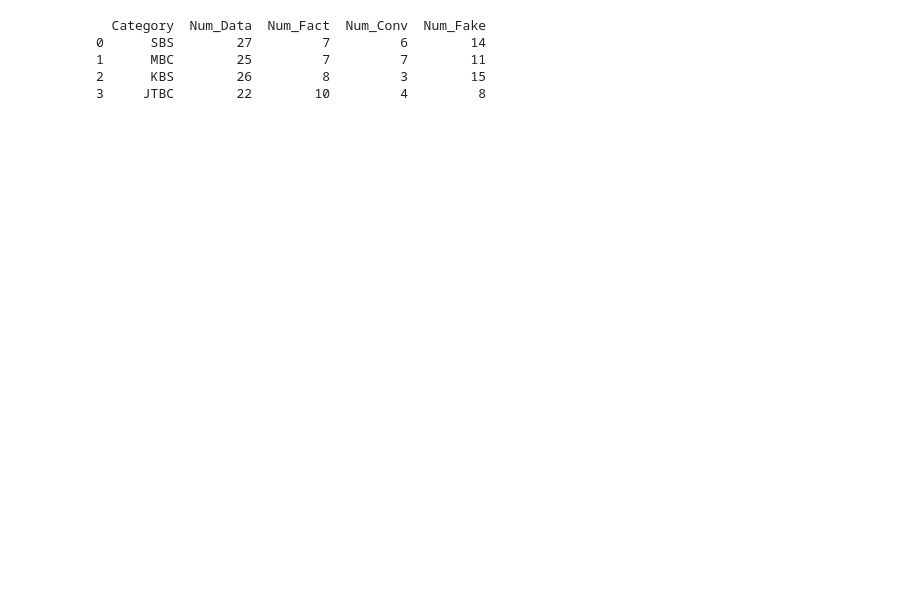
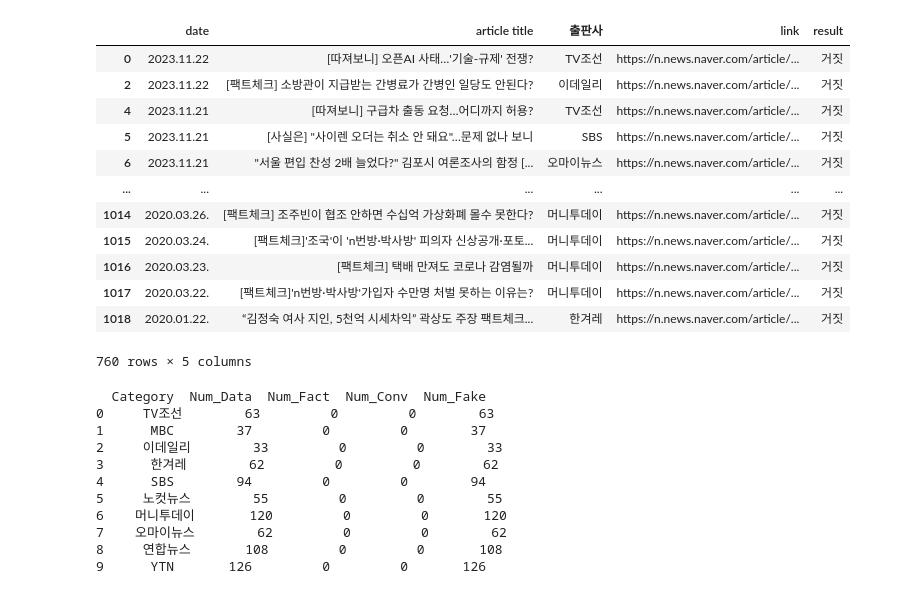
Before and after one commit to cravasity/CS489, a Jupyter notebook: test_model/test.ipynb, the cells around one changed output. Drawn from its saved outputs; the diff is of its cells as text; code cells hidden in the pictures; blank space fills up the shorter version.

Commit message:
check by new data

```diff
--- a/test_model/test.ipynb
+++ b/test_model/test.ipynb
@@ -150,33 +140,39 @@ Epoch 50/50
 from tensorflow.keras.models import load_model
 import pandas as pd
 import random
+import json
 
 # 모델 로드
 model = load_model('test.h5')
+with open('word_index.json', 'r') as file:
+    loaded_word_index = json.load(file)
 
-test_df = pd.read_csv(csv_location, encoding='CP949')
-test_data = random.sample(test_df['제목'].tolist(), 100)
+
+test_csv_location = "../Scraper output/output_20231123_161916.csv"
+
+#test_df = pd.read_csv(test_csv_location, encoding='CP949')
+test_df = pd.read_csv(test_csv_location, encoding='CP949')
+test_data = test_df['Title'].tolist()
 
 word_index, embed_data = embedding(data = test_data, max_words=max_words, word_index=word_index)
-ont_hot_train_data = to_one_hot(embed_data, dimension=max_words)
+ont_hot_data = to_one_hot(embed_data, dimension=max_words)
 
 
 # 새로운 테스트 데이터셋에 대한 예측
-predictions = model.predict(ont_hot_train_data)  # new_x_test는 새로운 테스트 데이터셋
+predictions = model.predict(ont_hot_data)  # new_x_test는 새로운 테스트 데이터셋
 max_indices = np.argmax(predictions, axis=1)
 
 # x_val 부분은 사전 전처리 코드를 추가해둬야겠네.
 # embedding 전의 데이터와 구분할 필요가 있겠다.
 
 #temporary_category = ['조선일보' for index in max_indices]
-categories = ['JTBC', 'KBS', 'MBC', 'SBS']
-temporary_category = [random.choice(categories) for _ in max_indices]
+#categories = ['JTBC', 'KBS', 'MBC', 'SBS']
+#temporary_category = [random.choice(categories) for _ in max_indices]
+
+Network = test_df['Network'].tolist()
 
 # 예측 결과와 테스트 데이터를 DataFrame으로 만들기
 
 label_values = ['거짓', '논란', '사실']  # 실제 레이블에 맞게 수정
 mapped_labels = [label_values[prediction] for prediction in max_indices]
-
-
-result_df = pd.DataFrame({'test_data': test_data, 'Category' : temporary_category ,'prediction': mapped_labels})
 # %% [output]
@@ -204,0 +235,8 @@ temporary_category
+# %%
+result_df = pd.DataFrame({'date' : test_df['Time'], 'article title': test_data, '출판사' : Network , 'link' : test_df['URL'].tolist(), 'result': mapped_labels})
+
+upper_network = ['YTN','머니투데이', '연합뉴스', 'SBS', 'TV조선', '한겨레', '오마이뉴스', '노컷뉴스', 'MBC', '이데일리']
+
+condition = result_df['출판사'].isin(upper_network)
+
+filtered_result_df = result_df[condition]
@@ -205,3 +268,19 @@ temporary_category
+# %%
+filtered_result_df
+# %% [output]
+|  | date | article title | 출판사 | link | result |
+| 0 | 2023.11.22 | [따져보니] 오픈AI 사태…'기술-규제' 전쟁? | TV조선 | https://n.news.naver.com/article/... | 거짓 |
+| 2 | 2023.11.22 | [팩트체크] 소방관이 지급받는 간병료가 간병인 일당도 안된다? | 이데일리 | https://n.news.naver.com/article/... | 거짓 |
+| 4 | 2023.11.21 | [따져보니] 구급차 출동 요청…어디까지 허용? | TV조선 | https://n.news.naver.com/article/... | 거짓 |
+| 5 | 2023.11.21 | [사실은] "사이렌 오더는 취소 안 돼요"…문제 없나 보니 | SBS | https://n.news.naver.com/article/... | 거짓 |
+| 6 | 2023.11.21 | "서울 편입 찬성 2배 늘었다?" 김포시 여론조사의 함정 [... | 오마이뉴스 | https://n.news.naver.com/article/... | 거짓 |
+| ... | ... | ... | ... | ... | ... |
+| 1014 | 2020.03.26. | [팩트체크] 조주빈이 협조 안하면 수십억 가상화폐 몰수 못한다? | 머니투데이 | https://n.news.naver.com/article/... | 거짓 |
+| 1015 | 2020.03.24. | [팩트체크]'조국'이 'n번방·박사방' 피의자 신상공개·포토... | 머니투데이 | https://n.news.naver.com/article/... | 거짓 |
+| 1016 | 2020.03.23. | [팩트체크] 택배 만져도 코로나 감염될까 | 머니투데이 | https://n.news.naver.com/article/... | 거짓 |
+| 1017 | 2020.03.22. | [팩트체크]'n번방·박사방'가입자 수만명 처벌 못하는 이유는? | 머니투데이 | https://n.news.naver.com/article/... | 거짓 |
+| 1018 | 2020.01.22. | “김정숙 여사 지인, 5천억 시세차익” 곽상도 주장 팩트체크... | 한겨레 | https://n.news.naver.com/article/... | 거짓 |
+760 rows × 5 columns
 # %%
 # Softmax 함수를 사용하여 확률 분포 얻기
 probabilities = model.predict(ont_hot_train_data, verbose=0)
@@ -216,13 +295,13 @@ result_df.to_csv(f"total_result.csv", encoding='utf-8-sig', index=False)
 # %%
-category = list(set(result_df['Category'].tolist()))
+category = list(set(filtered_result_df['출판사'].tolist()))
 
 info = []
 for c in category :
-    filtered_df = result_df[result_df['Category'] == c]
+    filtered_df = filtered_result_df[filtered_result_df['출판사'] == c]
     num_data = len(filtered_df)
-    num_fact = len(filtered_df[filtered_df['prediction'] == '사실'])
-    num_conv = len(filtered_df[filtered_df['prediction'] == '논란'])
-    num_fake = len(filtered_df[filtered_df['prediction'] == '거짓'])
+    num_fact = len(filtered_df[filtered_df['result'] == '사실'])
+    num_conv = len(filtered_df[filtered_df['result'] == '논란'])
+    num_fake = len(filtered_df[filtered_df['result'] == '거짓'])
 
     info.append([c, num_data, num_fact, num_conv, num_fake])
 
@@ -233,9 +312,15 @@ df_info = pd.DataFrame(info, columns=columns)
 print(df_info)
 # %% [output]
   Category  Num_Data  Num_Fact  Num_Conv  Num_Fake
-0      SBS        27         7         6        14
-1      MBC        25         7         7        11
-2      KBS        26         8         3        15
-3     JTBC        22        10         4         8
+0     TV조선        63         0         0        63
+1      MBC        37         0         0        37
+2     이데일리        33         0         0        33
+3      한겨레        62         0         0        62
+4      SBS        94         0         0        94
+5     노컷뉴스        55         0         0        55
+6    머니투데이       120         0         0       120
+7    오마이뉴스        62         0         0        62
+8     연합뉴스       108         0         0       108
+9      YTN       126         0         0       126
 # %%
 df_info.to_csv(f"result_per_category.csv", encoding='utf-8-sig', index=False)
```
Also changed, not shown: parts of 9 cells of this notebook, 5 other files.
